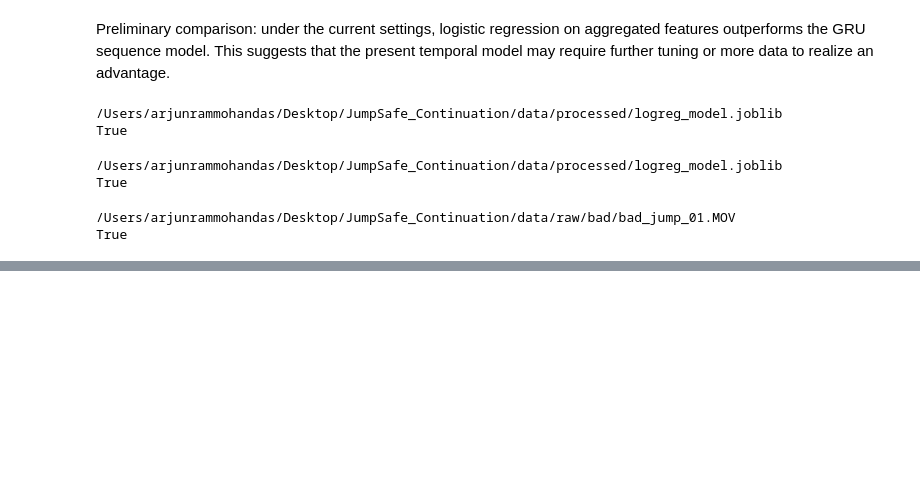
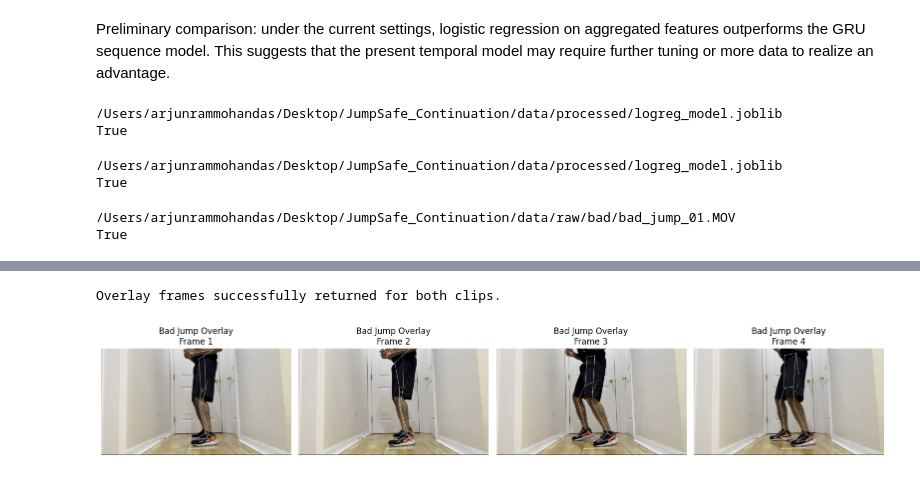
Before and after one commit to armd08-cyber/jumpsafe-continuation, a Jupyter notebook: notebooks/05_static_baselines.ipynb, the cells around one changed output, grey strips where cells are left out. Cells and saved outputs as stored; diff of their text form; code cells hidden in the pictures; blank space fills up the shorter version.

```diff
--- a/notebooks/05_static_baselines.ipynb
+++ b/notebooks/05_static_baselines.ipynb
@@ -176,0 +250,6 @@ W0000 00:00:1775860830.223898 39083627 landmark_projection_calculator.cc:186] Us
+# %%
+bad_video = PROJECT_ROOT / "data" / "sample_videos" / "bad_jump_01.MOV"
+good_video = PROJECT_ROOT / "data" / "sample_videos" / "good_jump_01.mov"
+
+print("Bad exists:", bad_video.exists(), bad_video)
+print("Good exists:", good_video.exists(), good_video)
@@ -176,0 +259,8 @@ W0000 00:00:1775860830.223898 39083627 landmark_projection_calculator.cc:186] Us
+# %%
+bad_result = predict_landing_quality_from_video(bad_video)
+
+print("Bad clip prediction:")
+print("Predicted label:", bad_result["predicted_label"])
+print("Confidence:", bad_result["confidence"])
+print("Number of overlay frames:", len(bad_result["pose_overlay_frames"]))
+print("Processed sequence shape:", bad_result["processed_sequence_shape"])
@@ -176,0 +299,32 @@ W0000 00:00:1775860830.223898 39083627 landmark_projection_calculator.cc:186] Us
+# %%
+assert "pose_overlay_frames" in bad_result
+assert "pose_overlay_frames" in good_result
+
+assert len(bad_result["pose_overlay_frames"]) > 0
+assert len(good_result["pose_overlay_frames"]) > 0
+
+print("Overlay frames successfully returned for both clips.")
+# %% [output]
+Overlay frames successfully returned for both clips.
+# %%
+def show_overlay_frames(result, title, max_frames=4):
+    overlay_frames = result["pose_overlay_frames"][:max_frames]
+
+    if len(overlay_frames) == 0:
+        print(f"No overlay frames available for {title}")
+        return
+
+    plt.figure(figsize=(4 * len(overlay_frames), 4))
+
+    for i, frame in enumerate(overlay_frames, 1):
+        plt.subplot(1, len(overlay_frames), i)
+        plt.imshow(frame)
+        plt.axis("off")
+        plt.title(f"{title}\nFrame {i}")
+
+    plt.tight_layout()
+    plt.show()
+# %%
+show_overlay_frames(bad_result, "Bad Jump Overlay")
+# %% [output]
+[figure, added]
```
Also changed, not shown: parts of 9 cells of this notebook, 40 other files.
